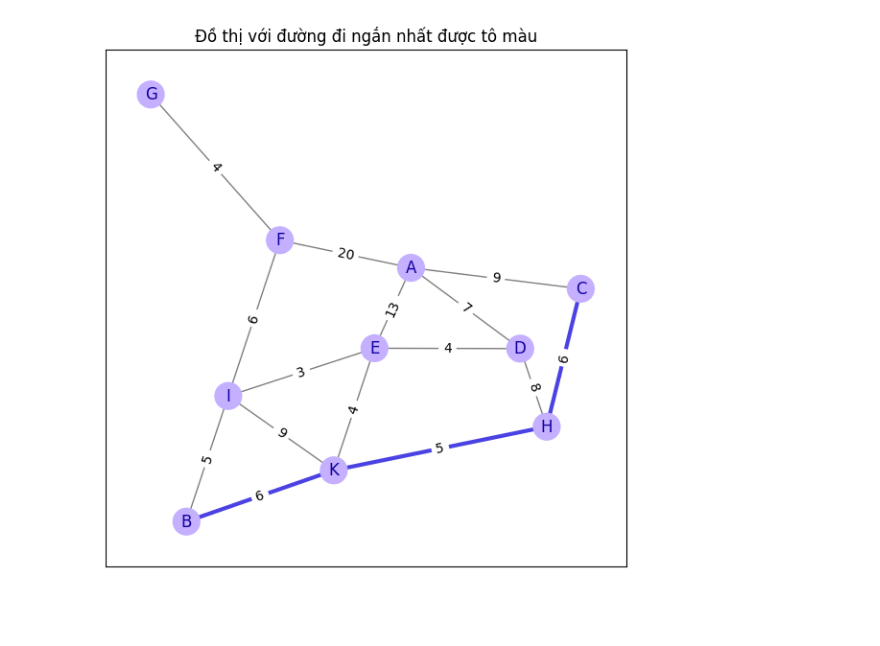
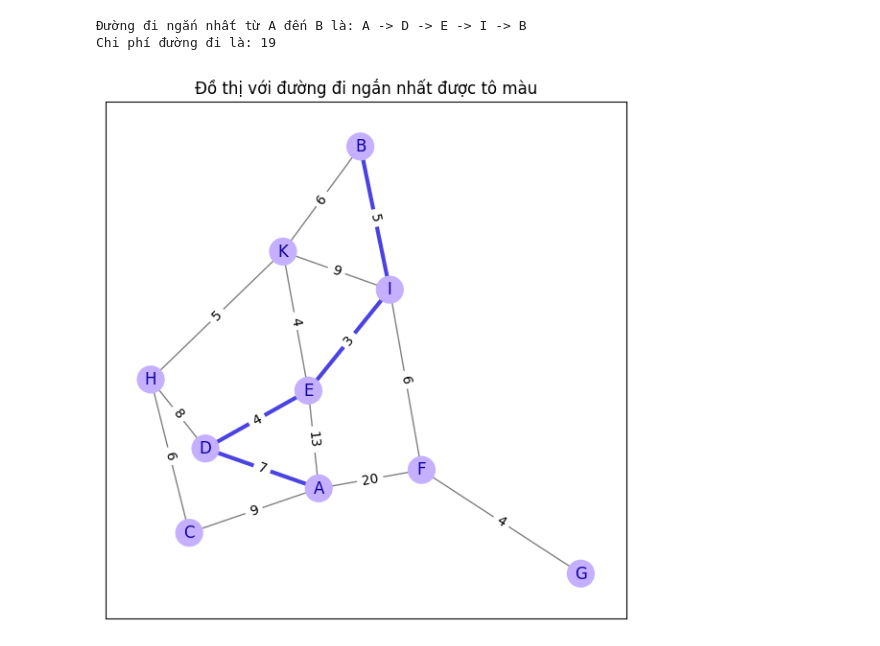
Before and after one commit to Gabriel-Duong/Final-L-p-tr-nh-ph-n-t-ch-d-li-u-UEH, a Jupyter notebook: Dijkstra.ipynb, the cells around one changed output. Saved outputs shown, nothing was run; the diff lists cells and outputs as text; code cells hidden in the pictures; blank space fills up the shorter version.

```diff
--- a/Dijkstra.ipynb
+++ b/Dijkstra.ipynb
@@ -75,6 +75,15 @@ class Path:
             node = self.distance_data[node][1]
         return path[::-1], self.distance_data[self.end][0]
 
+    def print_shortest_path(self):
+        """Print the shortest path from start to end with cost."""
+        path, cost = self.find_path()
+        if cost == float('inf'):
+            print(f'Không có đường đi từ {self.start} đến {self.end}.')
+        else:
+            path_str = ' -> '.join(map(str, path))
+            print(f'Đường đi ngắn nhất từ {self.start} đến {self.end} là: {path_str}')
+            print(f'Chi phí đường đi là: {cost}')
 
 class GraphVisualizer:
     def __init__(self, graph):
@@ -109,18 +118,23 @@ class GraphVisualizer:
             nx.draw_networkx_edge_labels(G, position, edge_labels=edge_labels, font_size=10)
 
         plt.title('Đồ thị' + (' với đường đi ngắn nhất được tô màu' if path else ''))
-        plt.show()
+        plt.show();
 # %%
 graph = Graph()
 graph.load_csv(r'C:\Users\ASUS\Documents\GitHub\Final-LTPTDL\Graph.csv')
 # %%
-start = 'C'
+start = 'A'
 end = 'B'
 dijkstra = DijkstraAlgorithm(graph.graph)
 distance_data = dijkstra.compute(start= start)
+
 path_finder = Path(distance_data, start= start, end= end)
 shortest_path, cost = path_finder.find_path()
+path_finder.print_shortest_path()
+
 visualizer = GraphVisualizer(graph.graph)
 visualizer.visualize(path=shortest_path)
 # %% [output]
+Đường đi ngắn nhất từ A đến B là: A -> D -> E -> I -> B
+Chi phí đường đi là: 19
-[figure, old version]
+[figure, new version]
```
